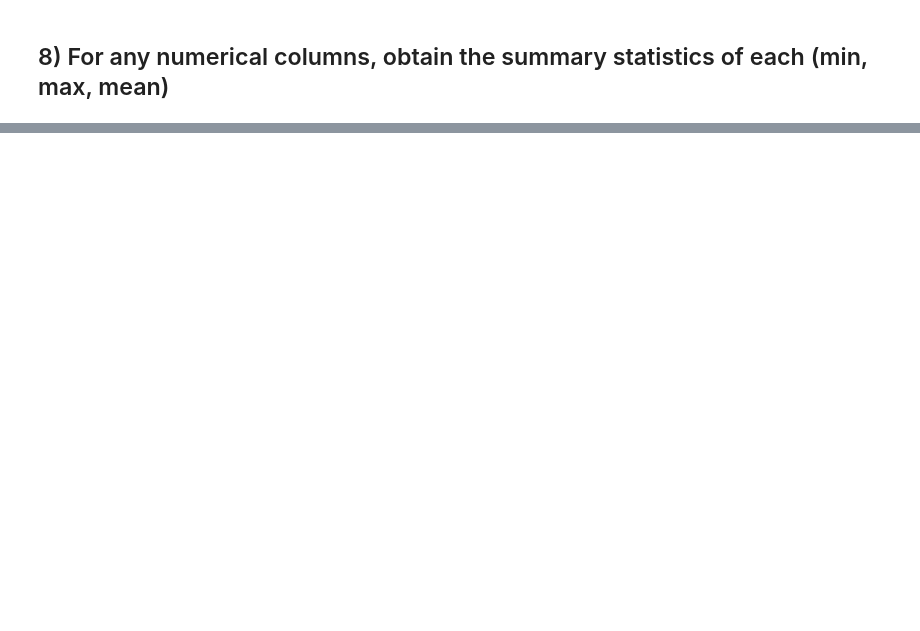
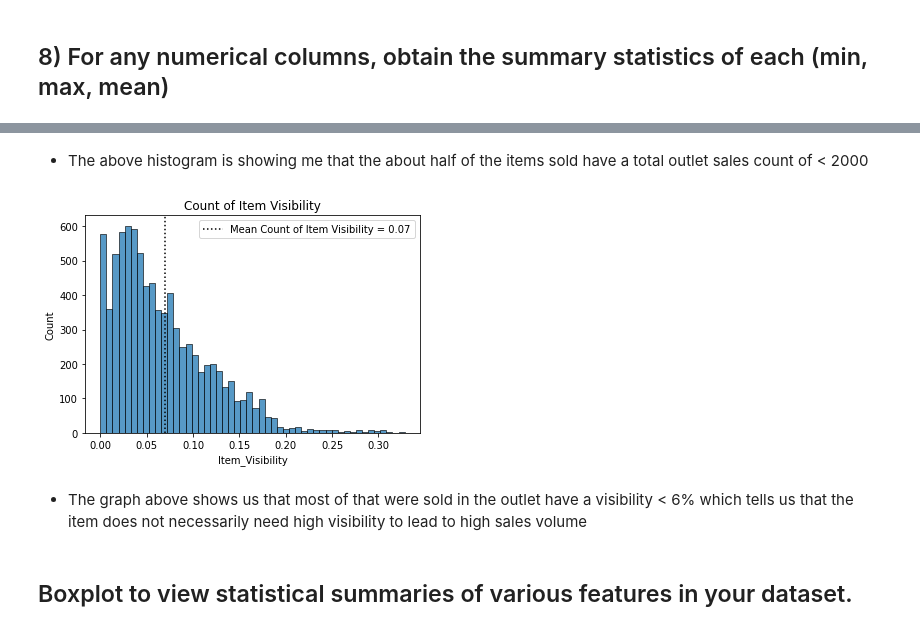
Before and after one commit to robertramos89/Predicting-Item-Sales, a Jupyter notebook: PortfolioProject1.ipynb, the cells around one changed output, grey strips where cells are left out. Drawn from its saved outputs; the diff is of its cells as text; code cells hidden in the pictures; blank space fills up the shorter version.

```diff
--- a/PortfolioProject1.ipynb
+++ b/PortfolioProject1.ipynb
@@ -261,0 +350,17 @@ df.describe()
+# %% [markdown]
+- The above histogram is showing me that the about half of the items sold have a total outlet sales count of < 2000
+# %%
+# Boxplot # 2
+axes = sns.histplot(data=df, x="Item_Visibility")
+axes.set_title("Count of Item Visibility");
+mean_outlet_sales =round(df["Item_Visibility"].mean(),2)
+axes.axvline(mean_outlet_sales,color="k",ls=":",
+          label=f"Mean Count of Item Visibility = {mean_outlet_sales:.2f}");
+axes.legend();
+plt.show()
+# %% [output]
+[figure, added]
+# %% [markdown]
+- The graph above shows us that most of that were sold in the outlet have a visibility < 6% which tells us that the item does not necessarily need high visibility to lead to high sales volume
+# %% [markdown]
+## Boxplot to view statistical summaries of various features in your dataset.
```
Also changed, not shown: parts of 59 cells of this notebook.
